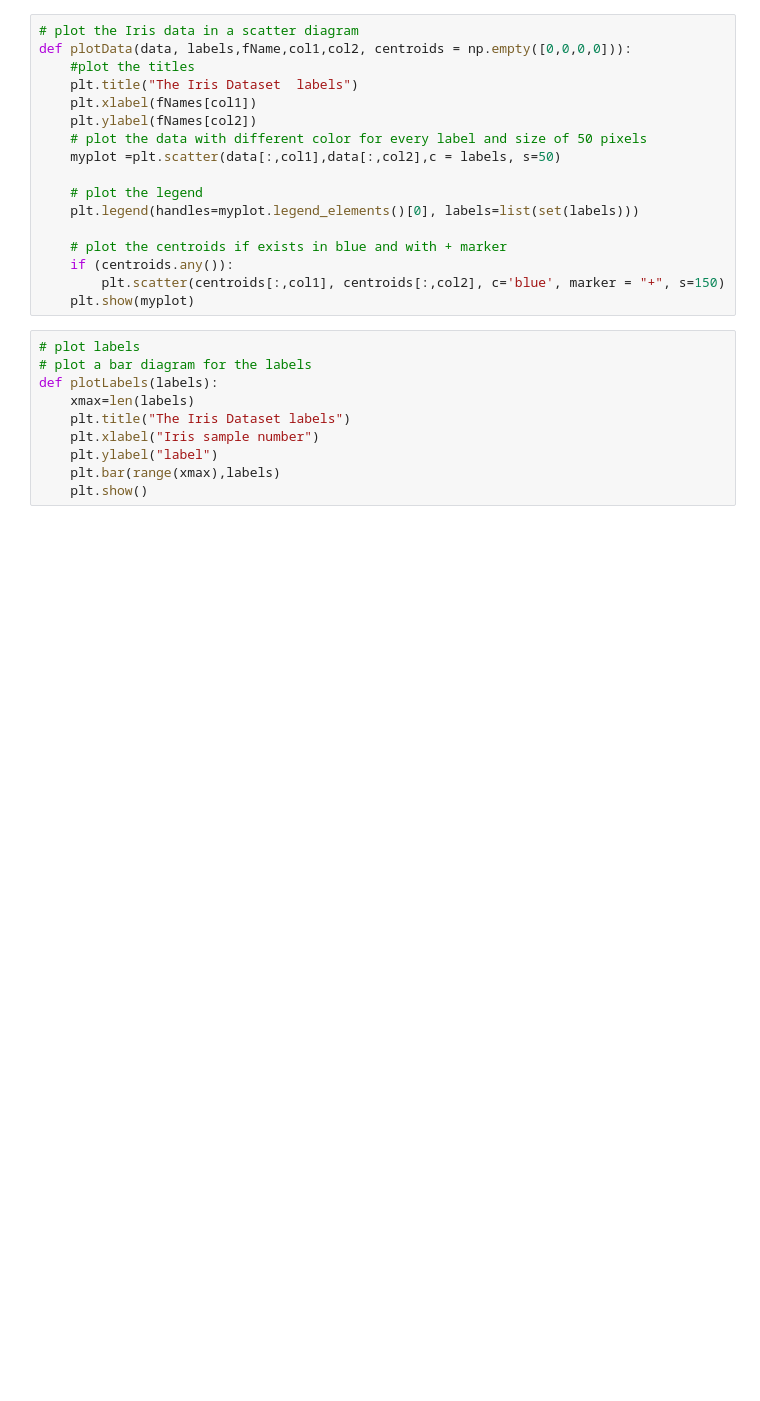
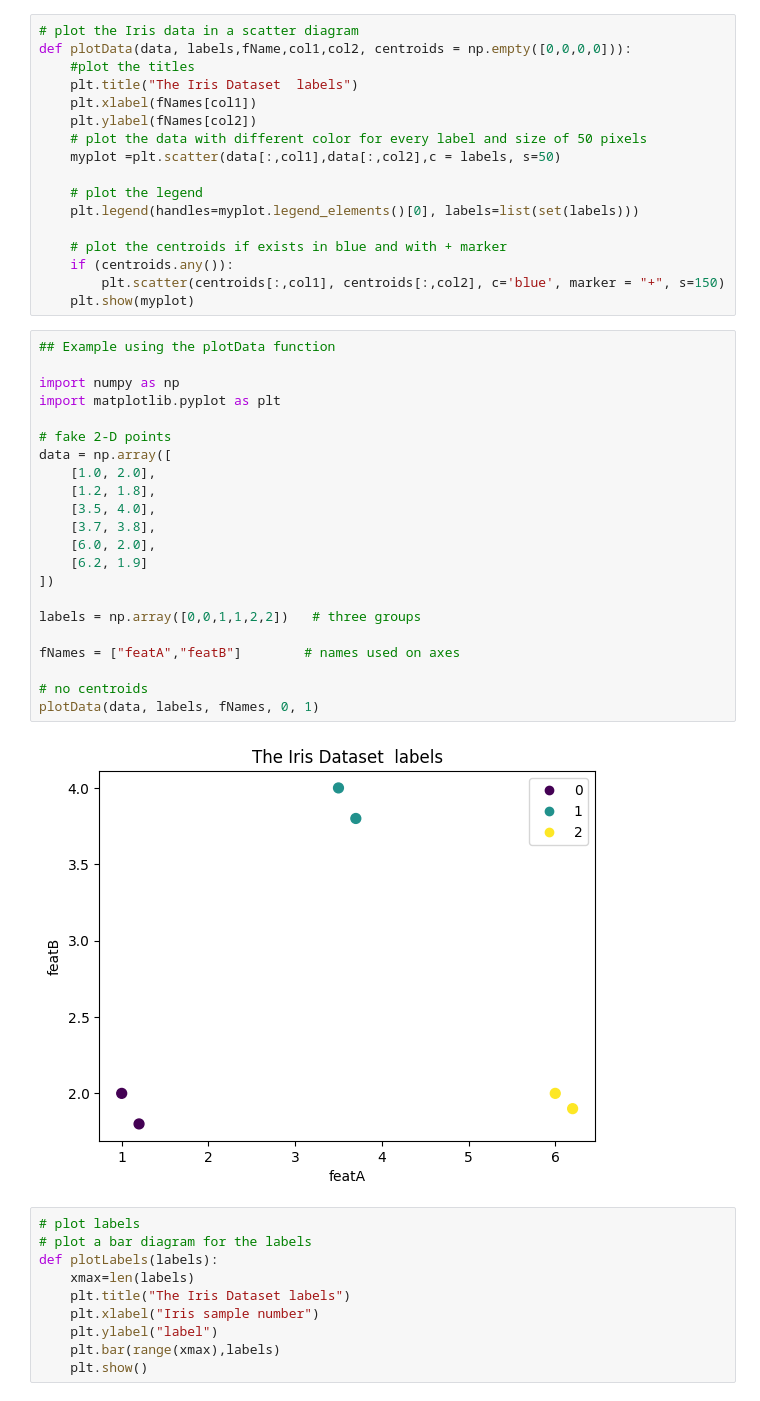
Before and after one commit to IbrahemAmar/Data-mining-and-Machine-Learning-, a Jupyter notebook: lab1_ex1.ipynb, the cells around one changed output. Cells and saved outputs as stored; diff of their text form; blank space fills up the shorter version.

```diff
--- a/lab1_ex1.ipynb
+++ b/lab1_ex1.ipynb
@@ -24,6 +24,30 @@ def plotData(data, labels,fName,col1,col2, centroids = np.empty([0,0,0,0])):
     if (centroids.any()):
         plt.scatter(centroids[:,col1], centroids[:,col2], c='blue', marker = "+", s=150)
     plt.show(myplot)
+# %%
+## Example using the plotData function
+
+import numpy as np
+import matplotlib.pyplot as plt
+
+# fake 2-D points
+data = np.array([
+    [1.0, 2.0],
+    [1.2, 1.8],
+    [3.5, 4.0],
+    [3.7, 3.8],
+    [6.0, 2.0],
+    [6.2, 1.9]
+])
+
+labels = np.array([0,0,1,1,2,2])   # three groups
+
+fNames = ["featA","featB"]        # names used on axes
+
+# no centroids
+plotData(data, labels, fNames, 0, 1)
+# %% [output]
+[figure, added]
 # %%
 # plot labels
 # plot a bar diagram for the labels
```
Also changed, not shown: parts of 7 cells of this notebook.
